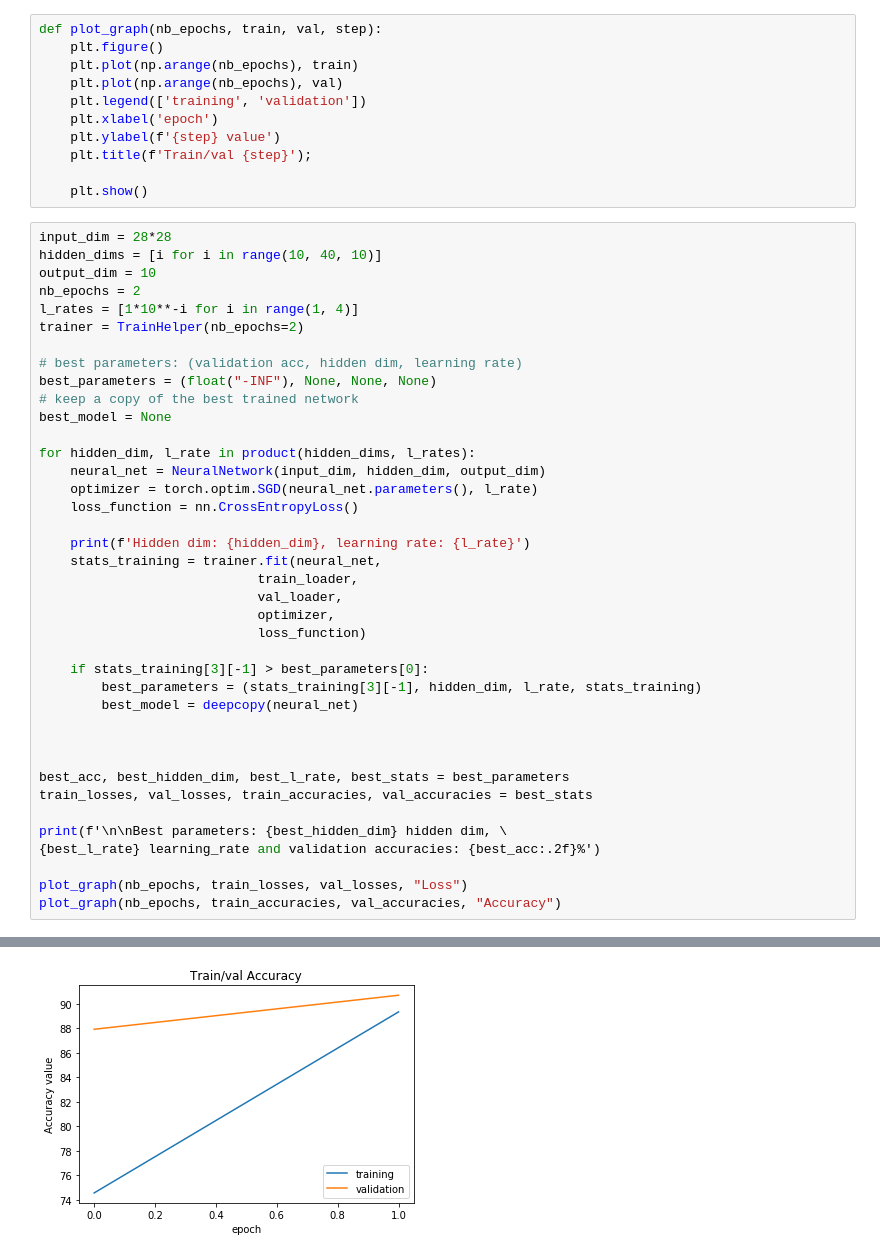
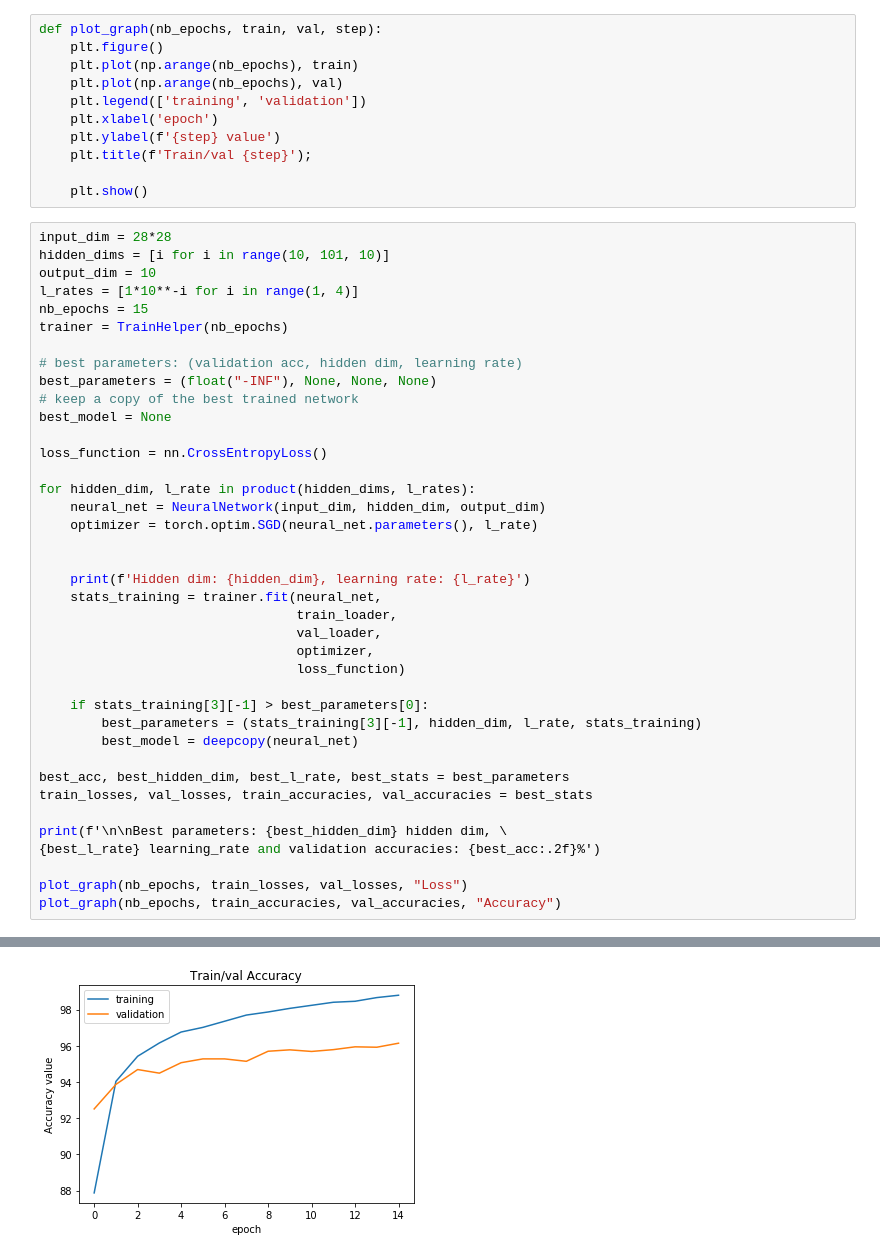
Before and after one commit to pattern-recognition-mcs/JuLiJoManAnt_SVM_MLP, a Jupyter notebook: MLP/MLP.ipynb, the cells around one changed output, grey strips where cells are left out. Cells and saved outputs as stored; diff of their text form.

```diff
--- a/MLP/MLP.ipynb
+++ b/MLP/MLP.ipynb
@@ -110,34 +110,34 @@ def plot_graph(nb_epochs, train, val, step):
     plt.show()
 # %%
 input_dim = 28*28
-hidden_dims = [i for i in range(10, 40, 10)]
+hidden_dims = [i for i in range(10, 101, 10)]
 output_dim = 10
-nb_epochs = 2
 l_rates = [1*10**-i for i in range(1, 4)]
-trainer = TrainHelper(nb_epochs=2)
+nb_epochs = 15
+trainer = TrainHelper(nb_epochs)
 
 # best parameters: (validation acc, hidden dim, learning rate)
 best_parameters = (float("-INF"), None, None, None)
 # keep a copy of the best trained network
 best_model = None
 
+loss_function = nn.CrossEntropyLoss()
+
 for hidden_dim, l_rate in product(hidden_dims, l_rates):
     neural_net = NeuralNetwork(input_dim, hidden_dim, output_dim)
     optimizer = torch.optim.SGD(neural_net.parameters(), l_rate)
-    loss_function = nn.CrossEntropyLoss()
+
 
     print(f'Hidden dim: {hidden_dim}, learning rate: {l_rate}')
     stats_training = trainer.fit(neural_net,
-                            train_loader,
-                            val_loader,
-                            optimizer,
-                            loss_function)
+                                 train_loader,
+                                 val_loader,
+                                 optimizer,
+                                 loss_function)
 
     if stats_training[3][-1] > best_parameters[0]:
         best_parameters = (stats_training[3][-1], hidden_dim, l_rate, stats_training)
         best_model = deepcopy(neural_net)
-
-
 
 best_acc, best_hidden_dim, best_l_rate, best_stats = best_parameters
 train_losses, val_losses, train_accuracies, val_accuracies = best_stats
@@ -169,2 +169,2 @@ Best parameters: 30 hidden dim, 0.001 learning_rate and validation accuracies: 9
-[figure, old version]
+[figure, new version]
 # %%
```
Also changed, not shown: parts of 3 cells of this notebook, 4 other files.
